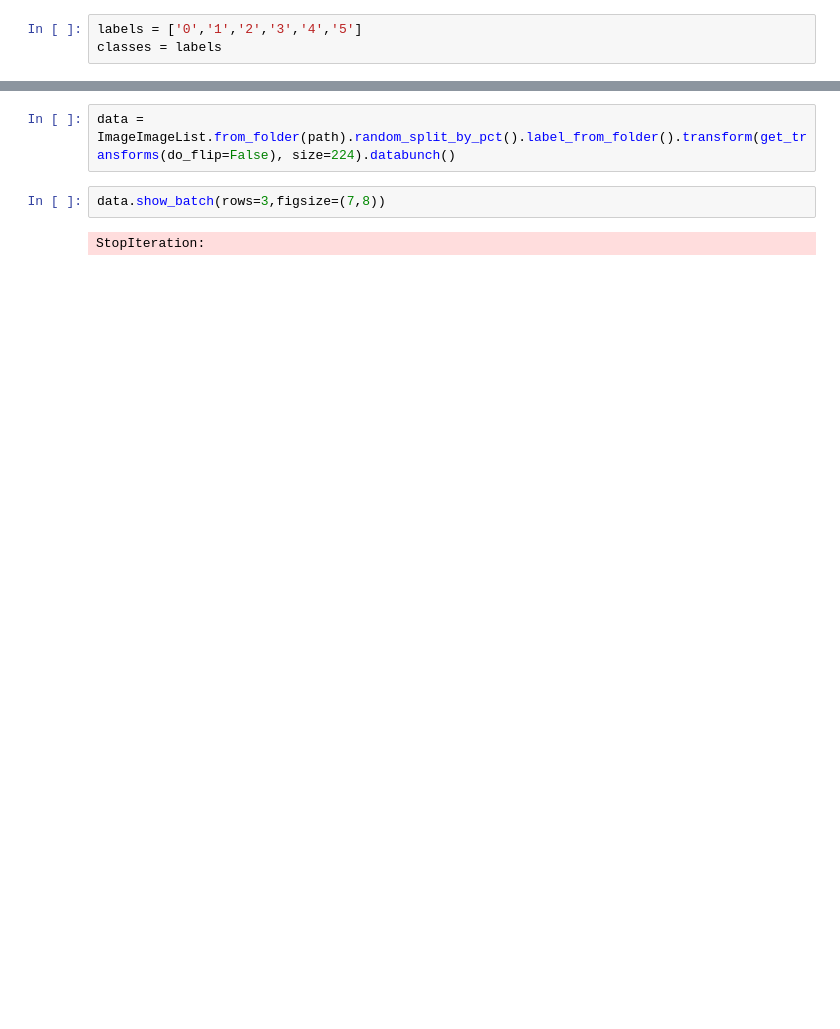
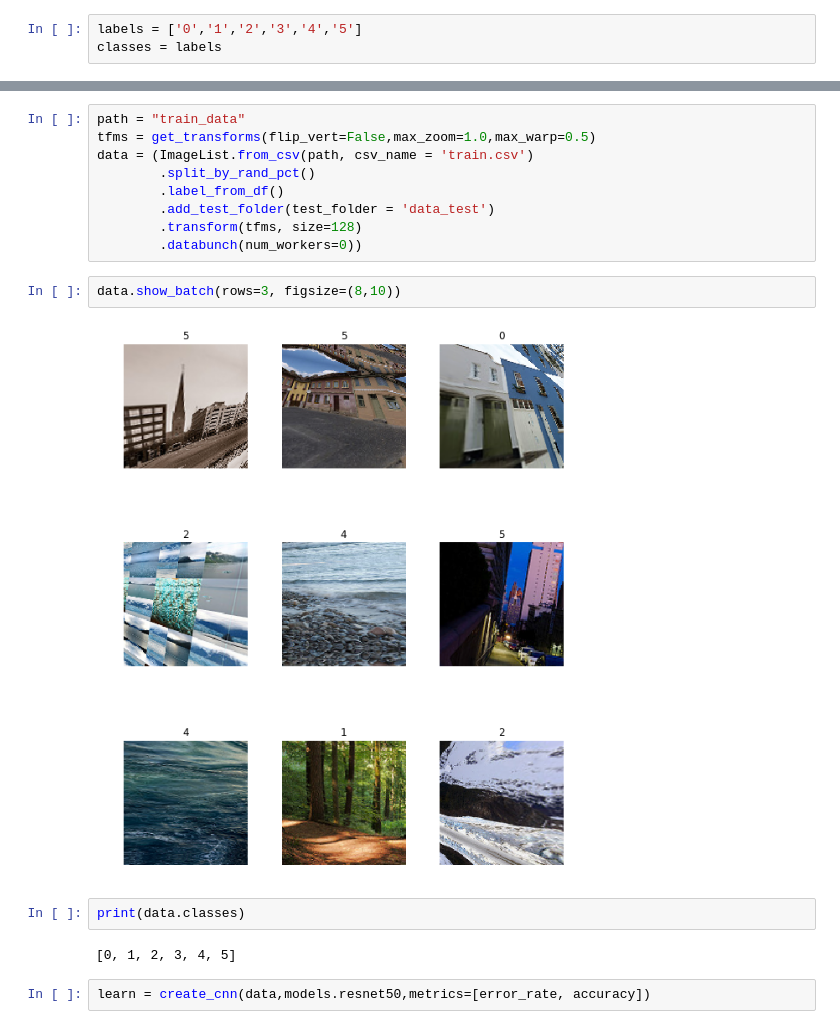
Before and after one commit to RohitMidha23/Scene_Classification, a Jupyter notebook: Approach3.ipynb, the cells around one changed output, grey strips where cells are left out. Saved outputs shown, nothing was run; the diff lists cells and outputs as text; blank space fills up the shorter version.

```diff
--- a/Approach3.ipynb
+++ b/Approach3.ipynb
@@ -35,6 +19,19 @@ data-train/5
-# %%
-data = ImageImageList.from_folder(path).random_split_by_pct().label_from_folder().transform(get_transforms(do_flip=False), size=224).databunch()
+# %%
+path = "train_data"
+tfms = get_transforms(flip_vert=False,max_zoom=1.0,max_warp=0.5)
+data = (ImageList.from_csv(path, csv_name = 'train.csv')
+        .split_by_rand_pct()
+        .label_from_df()
+        .add_test_folder(test_folder = 'data_test')
+        .transform(tfms, size=128)
+        .databunch(num_workers=0))
 # %%
-data.show_batch(rows=3,figsize=(7,8))
+data.show_batch(rows=3, figsize=(8,10))
 # %% [output]
-StopIteration:
+[figure, added]
+# %%
+print(data.classes)
+# %% [output]
+[0, 1, 2, 3, 4, 5]
+# %%
+learn = create_cnn(data,models.resnet50,metrics=[error_rate, accuracy])
```
Also changed, not shown: parts of 28 cells of this notebook, 1 other file.
